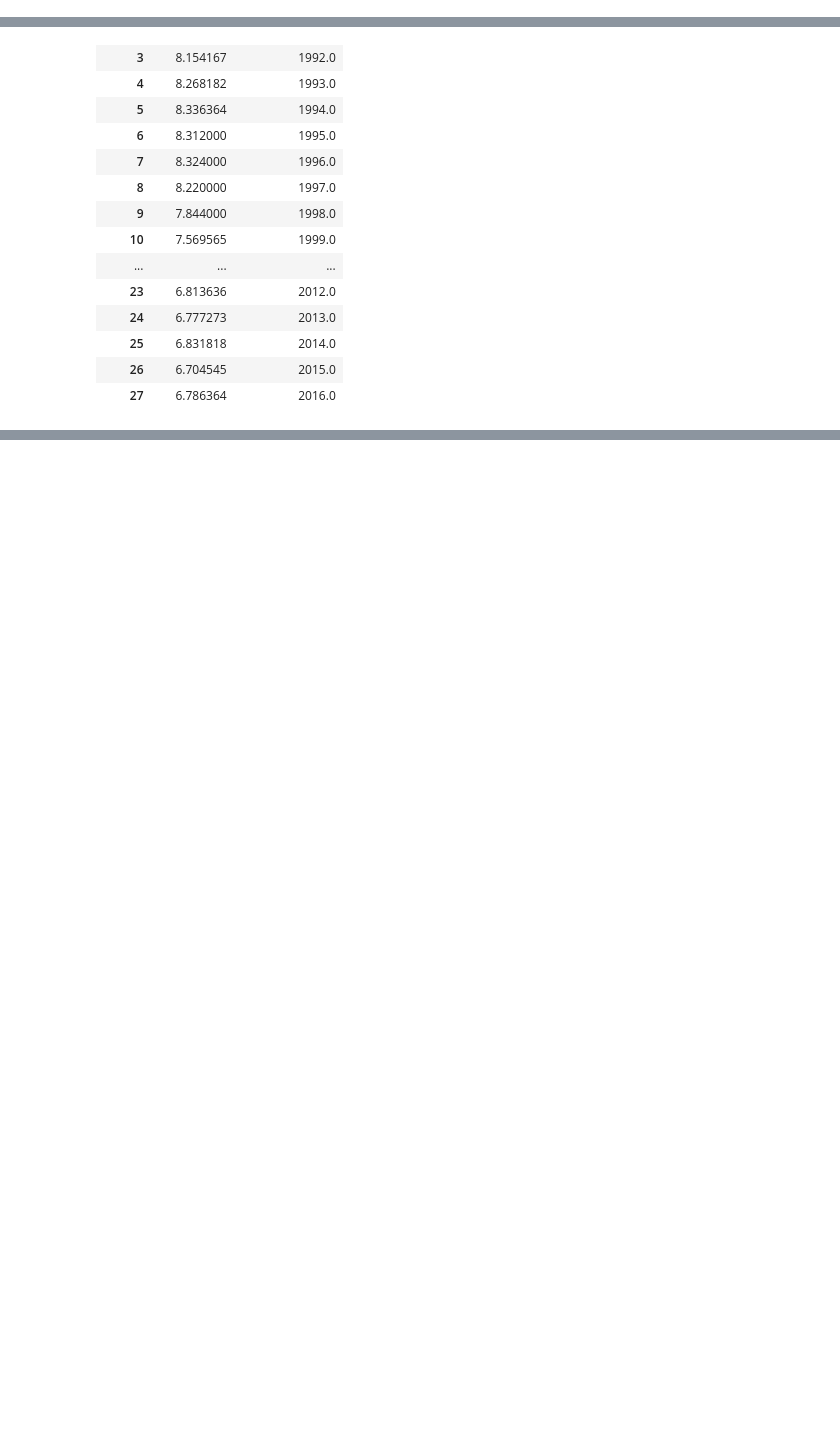
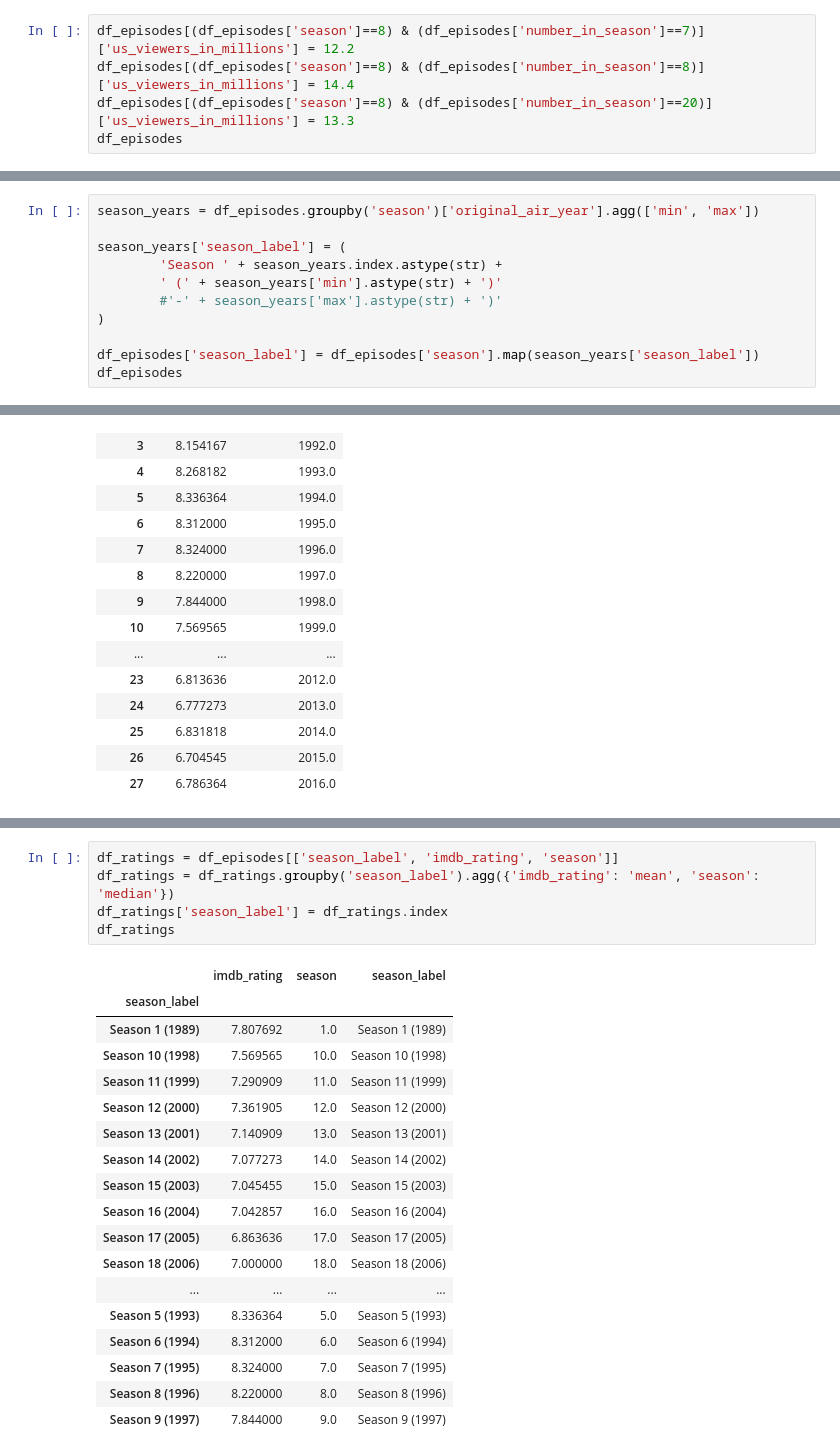
Before and after one commit to benediktpri/data-vis-simpsons, a Jupyter notebook: stijn/explore_data.ipynb, the cells around one changed output, grey strips where cells are left out. Drawn from its saved outputs; the diff is of its cells as text; blank space fills up the shorter version.

```diff
--- a/stijn/explore_data.ipynb
+++ b/stijn/explore_data.ipynb
@@ -37,0 +41,5 @@ df_episodes
+# %%
+df_episodes[(df_episodes['season']==8) & (df_episodes['number_in_season']==7)]['us_viewers_in_millions'] = 12.2
+df_episodes[(df_episodes['season']==8) & (df_episodes['number_in_season']==8)]['us_viewers_in_millions'] = 14.4
+df_episodes[(df_episodes['season']==8) & (df_episodes['number_in_season']==20)]['us_viewers_in_millions'] = 13.3
+df_episodes
@@ -37,0 +75,11 @@ df_episodes
+# %%
+season_years = df_episodes.groupby('season')['original_air_year'].agg(['min', 'max'])
+
+season_years['season_label'] = (
+        'Season ' + season_years.index.astype(str) +
+        ' (' + season_years['min'].astype(str) + ')'
+        #'-' + season_years['max'].astype(str) + ')'
+)
+
+df_episodes['season_label'] = df_episodes['season'].map(season_years['season_label'])
+df_episodes
@@ -66,3 +135,27 @@ alt.Chart(df_ratings).mark_line(point=True).encode(
 )
 # %% [output]
 [interactive output not drawn]
+# %%
+df_ratings = df_episodes[['season_label', 'imdb_rating', 'season']]
+df_ratings = df_ratings.groupby('season_label').agg({'imdb_rating': 'mean', 'season': 'median'})
+df_ratings['season_label'] = df_ratings.index
+df_ratings
+# %% [output]
+|  | imdb_rating | season | season_label |
+| season_label |  |  |  |
+| Season 1 (1989) | 7.807692 | 1.0 | Season 1 (1989) |
+| Season 10 (1998) | 7.569565 | 10.0 | Season 10 (1998) |
+| Season 11 (1999) | 7.290909 | 11.0 | Season 11 (1999) |
+| Season 12 (2000) | 7.361905 | 12.0 | Season 12 (2000) |
+| Season 13 (2001) | 7.140909 | 13.0 | Season 13 (2001) |
+| Season 14 (2002) | 7.077273 | 14.0 | Season 14 (2002) |
+| Season 15 (2003) | 7.045455 | 15.0 | Season 15 (2003) |
+| Season 16 (2004) | 7.042857 | 16.0 | Season 16 (2004) |
+| Season 17 (2005) | 6.863636 | 17.0 | Season 17 (2005) |
+| Season 18 (2006) | 7.000000 | 18.0 | Season 18 (2006) |
+| ... | ... | ... | ... |
+| Season 5 (1993) | 8.336364 | 5.0 | Season 5 (1993) |
+| Season 6 (1994) | 8.312000 | 6.0 | Season 6 (1994) |
+| Season 7 (1995) | 8.324000 | 7.0 | Season 7 (1995) |
+| Season 8 (1996) | 8.220000 | 8.0 | Season 8 (1996) |
+| Season 9 (1997) | 7.844000 | 9.0 | Season 9 (1997) |
```
Also changed, not shown: parts of 19 cells of this notebook.
